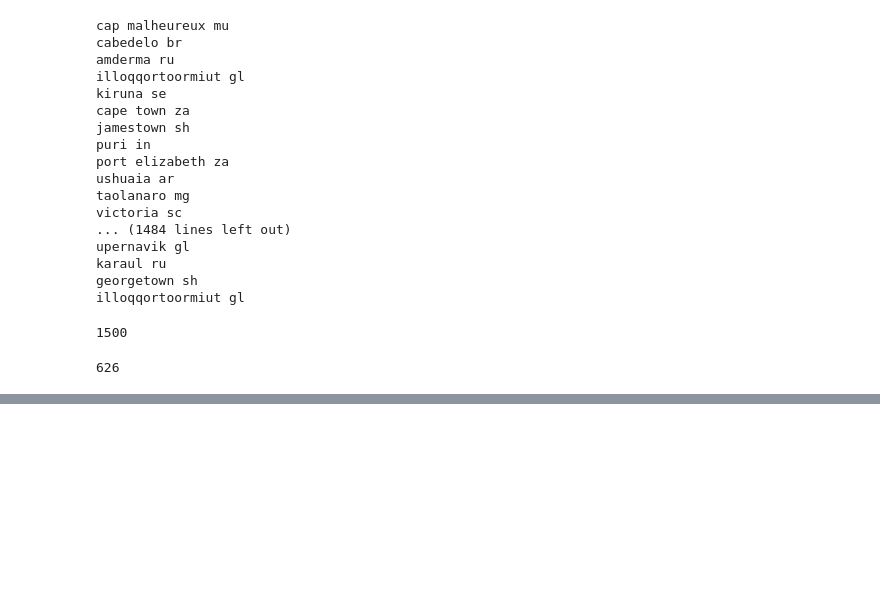
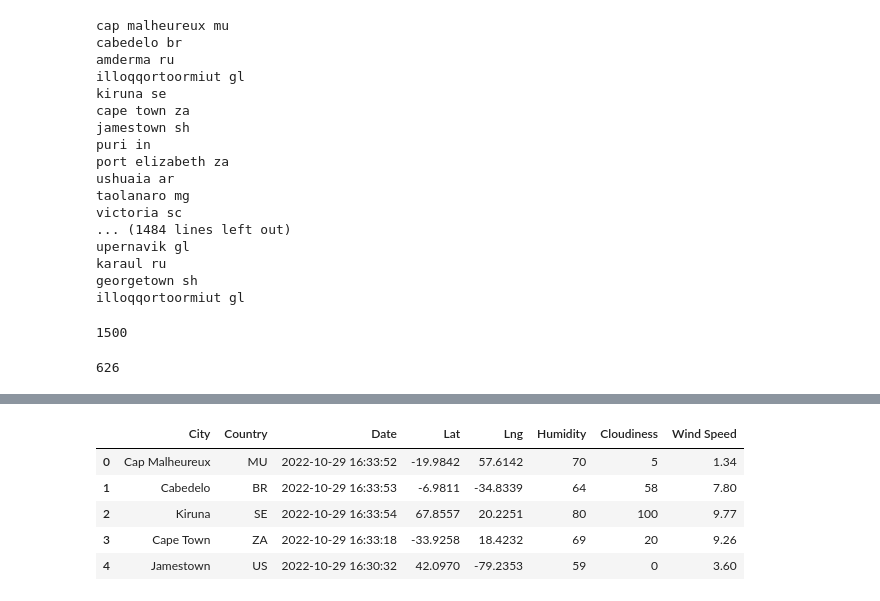
Before and after one commit to ctc43f/World_Weather_Analysis, a Jupyter notebook: WeatherPy.ipynb, the cells around one changed output, grey strips where cells are left out. Cells and saved outputs as stored; diff of their text form; code cells hidden in the pictures; blank space fills up the shorter version.

```diff
--- a/WeatherPy.ipynb
+++ b/WeatherPy.ipynb
@@ -143,0 +364,9 @@ len(cities)
+# %%
+city_data_df.head()
+# %% [output]
+|  | City | Country | Date | Lat | Lng | Humidity | Cloudiness | Wind Speed |
+| 0 | Cap Malheureux | MU | 2022-10-29 16:33:52 | -19.9842 | 57.6142 | 70 | 5 | 1.34 |
+| 1 | Cabedelo | BR | 2022-10-29 16:33:53 | -6.9811 | -34.8339 | 64 | 58 | 7.80 |
+| 2 | Kiruna | SE | 2022-10-29 16:33:54 | 67.8557 | 20.2251 | 80 | 100 | 9.77 |
+| 3 | Cape Town | ZA | 2022-10-29 16:33:18 | -33.9258 | 18.4232 | 69 | 20 | 9.26 |
+| 4 | Jamestown | US | 2022-10-29 16:30:32 | 42.0970 | -79.2353 | 59 | 0 | 3.60 |
```
Also changed, not shown: parts of 23 cells of this notebook, 1 other file.
